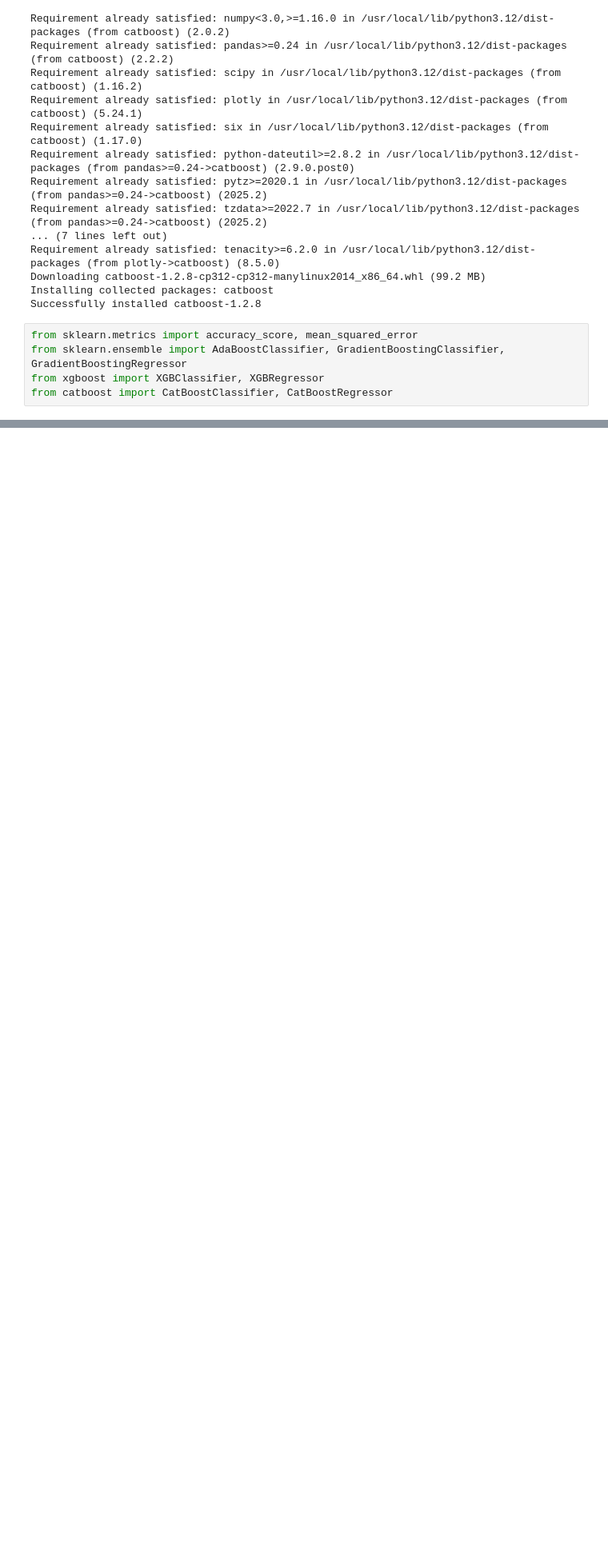
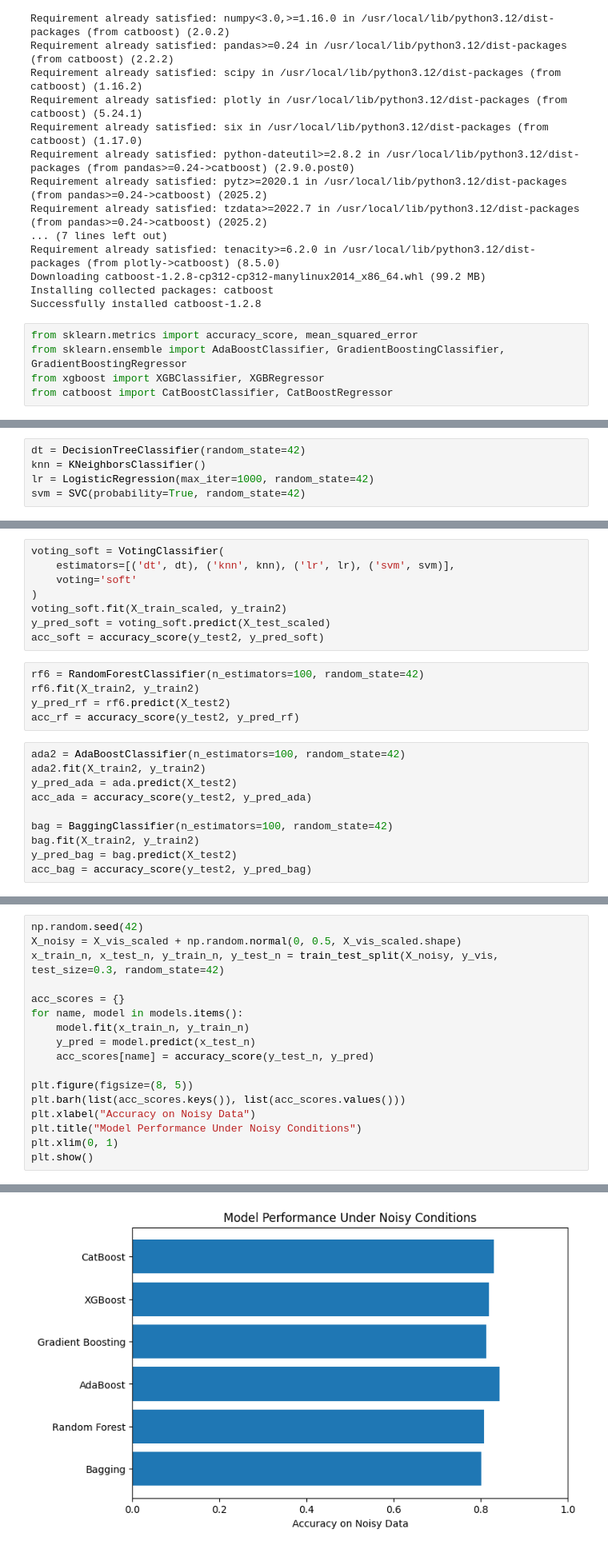
Before and after one commit to priyanka0178885547/ML-LAB, a Jupyter notebook: week8.ipynb, the cells around one changed output, grey strips where cells are left out. Shown: that part at 80% size. Cells and saved outputs as stored; diff of their text form; blank space fills up the shorter version.

```diff
--- a/week8.ipynb
+++ b/week8.ipynb
@@ -444,0 +526,5 @@ CatBoost (Regression) MSE: 0.00040229902602970986
+# %%
+dt = DecisionTreeClassifier(random_state=42)
+knn = KNeighborsClassifier()
+lr = LogisticRegression(max_iter=1000, random_state=42)
+svm = SVC(probability=True, random_state=42)
@@ -444,0 +539,23 @@ CatBoost (Regression) MSE: 0.00040229902602970986
+# %%
+voting_soft = VotingClassifier(
+    estimators=[('dt', dt), ('knn', knn), ('lr', lr), ('svm', svm)],
+    voting='soft'
+)
+voting_soft.fit(X_train_scaled, y_train2)
+y_pred_soft = voting_soft.predict(X_test_scaled)
+acc_soft = accuracy_score(y_test2, y_pred_soft)
+# %%
+rf6 = RandomForestClassifier(n_estimators=100, random_state=42)
+rf6.fit(X_train2, y_train2)
+y_pred_rf = rf6.predict(X_test2)
+acc_rf = accuracy_score(y_test2, y_pred_rf)
+# %%
+ada2 = AdaBoostClassifier(n_estimators=100, random_state=42)
+ada2.fit(X_train2, y_train2)
+y_pred_ada = ada.predict(X_test2)
+acc_ada = accuracy_score(y_test2, y_pred_ada)
+
+bag = BaggingClassifier(n_estimators=100, random_state=42)
+bag.fit(X_train2, y_train2)
+y_pred_bag = bag.predict(X_test2)
+acc_bag = accuracy_score(y_test2, y_pred_bag)
@@ -444,0 +693,18 @@ CatBoost (Regression) MSE: 0.00040229902602970986
+# %%
+np.random.seed(42)
+X_noisy = X_vis_scaled + np.random.normal(0, 0.5, X_vis_scaled.shape)
+x_train_n, x_test_n, y_train_n, y_test_n = train_test_split(X_noisy, y_vis, test_size=0.3, random_state=42)
+
+acc_scores = {}
+for name, model in models.items():
+    model.fit(x_train_n, y_train_n)
+    y_pred = model.predict(x_test_n)
+    acc_scores[name] = accuracy_score(y_test_n, y_pred)
+
+plt.figure(figsize=(8, 5))
+plt.barh(list(acc_scores.keys()), list(acc_scores.values()))
+plt.xlabel("Accuracy on Noisy Data")
+plt.title("Model Performance Under Noisy Conditions")
+plt.xlim(0, 1)
+plt.show()
+# %% [output]
@@ -444,0 +714 @@ CatBoost (Regression) MSE: 0.00040229902602970986
+[figure, added]
```
Also changed, not shown: parts of 45 cells of this notebook.
